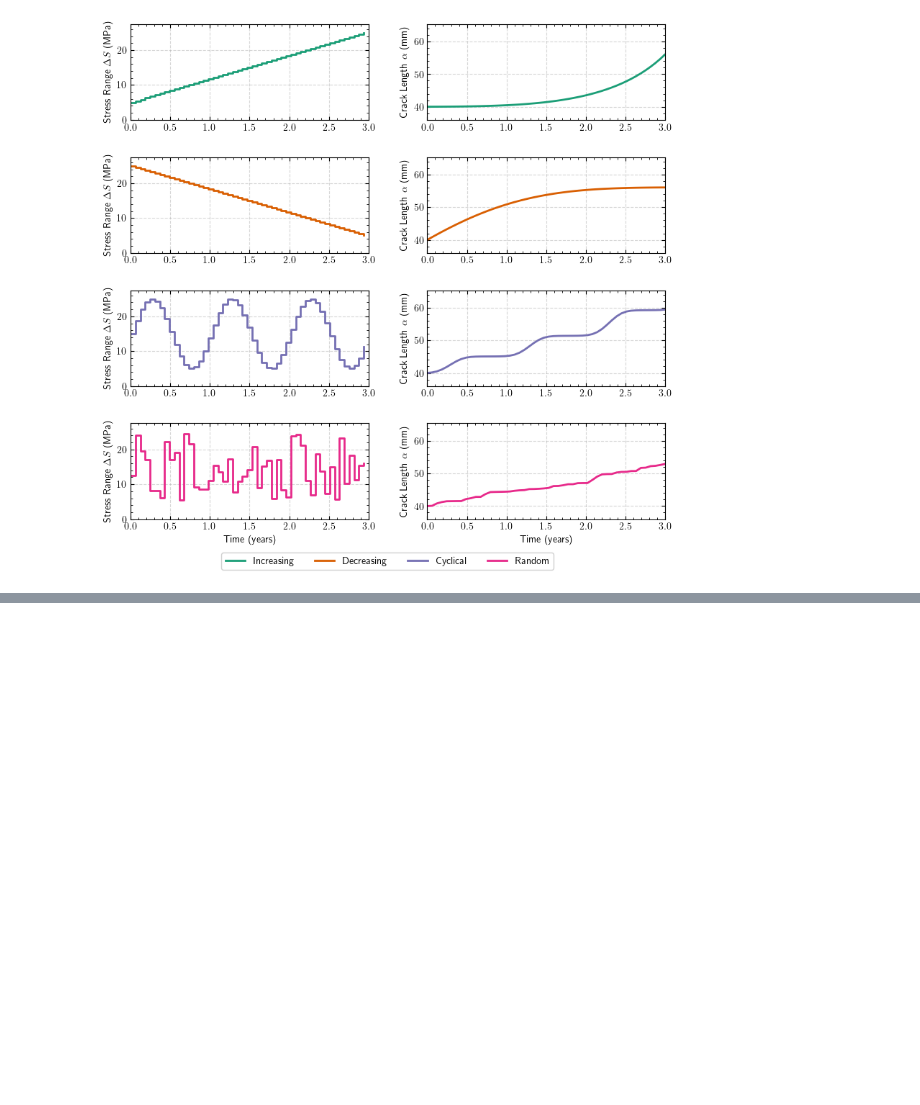
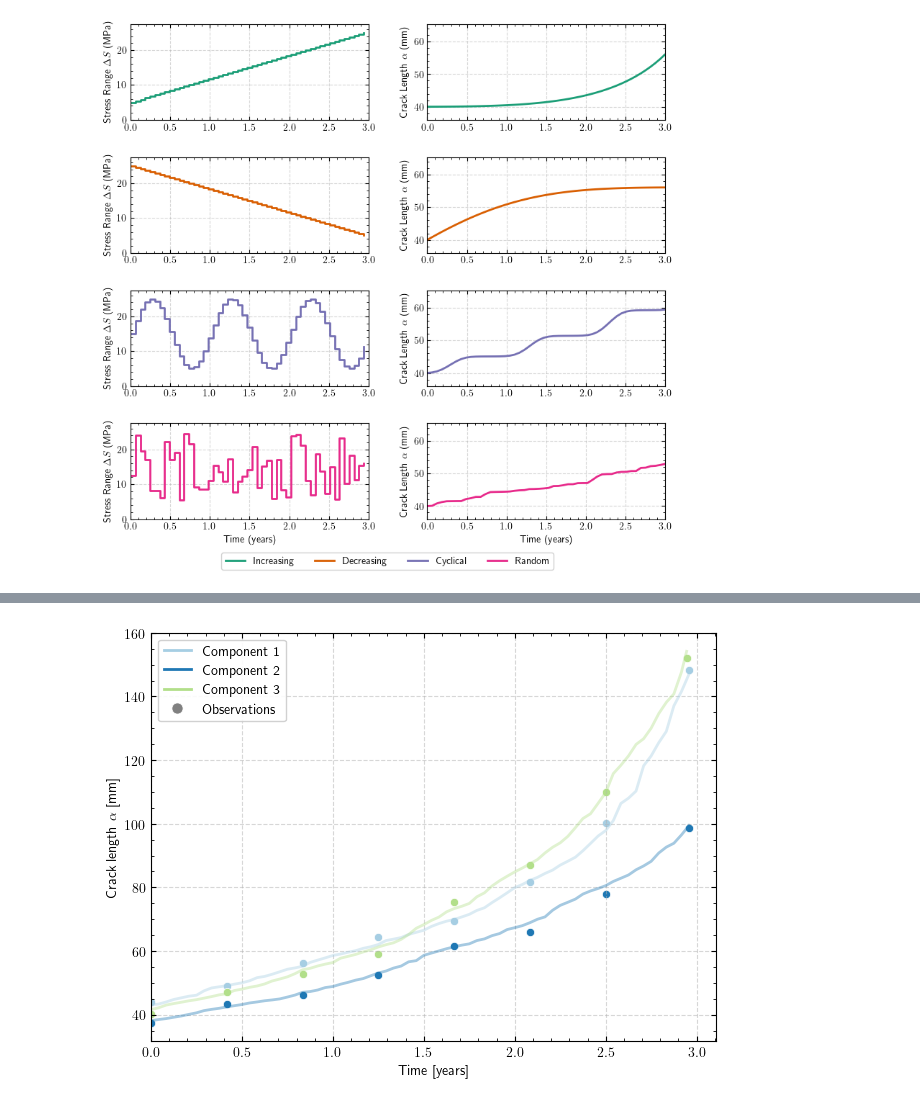
Before and after one commit to nsilionis/hierarchical-crack-growth-monitoring, a Jupyter notebook: notebooks/demo.ipynb, the cells around one changed output, grey strips where cells are left out. Cells and saved outputs as stored; diff of their text form; code cells hidden in the pictures; blank space fills up the shorter version.

```diff
--- a/notebooks/demo.ipynb
+++ b/notebooks/demo.ipynb
@@ -244,0 +324,29 @@ Random      : 14.03 MPa
+# %%
+# Let's also try uniform sampling, which is more systematic
+uniform_observations = obs_generator.create_observations(
+    n_points=8,            # 8 observations per trajectory
+    strategy='uniform',    # Evenly spaced observations
+    std_dev=1.5,           # Slightly higher noise for demonstration
+    include_endpoints=True,
+    random_seed=42
+)
+
+# Visualize with uniform sampling
+fig, ax = plot_trajectories_with_observations(
+    times=selected_trajectories['times'],
+    crack_lengths=selected_trajectories['crack_lengths'],
+    obs_times=uniform_observations['times'],
+    obs_lengths=uniform_observations['noisy_crack_lengths'],
+    labels=[f"Component {i+1}" for i in range(len(selected_indices))],
+    cmap_name='Paired',
+    figsize=(6.4, 4.8),
+    traj_alpha=0.4,
+    obs_alpha=1.0,
+    marker_size=35,
+    save_fig_name="uniform_observations.pdf"
+)
+
+# Add title to indicate this is uniform sampling
+# ax.set_title("Crack Growth Trajectories with Uniformly Sampled Observations")
+# %% [output]
+[figure, added]
```
Also changed, not shown: parts of 11 cells of this notebook.
